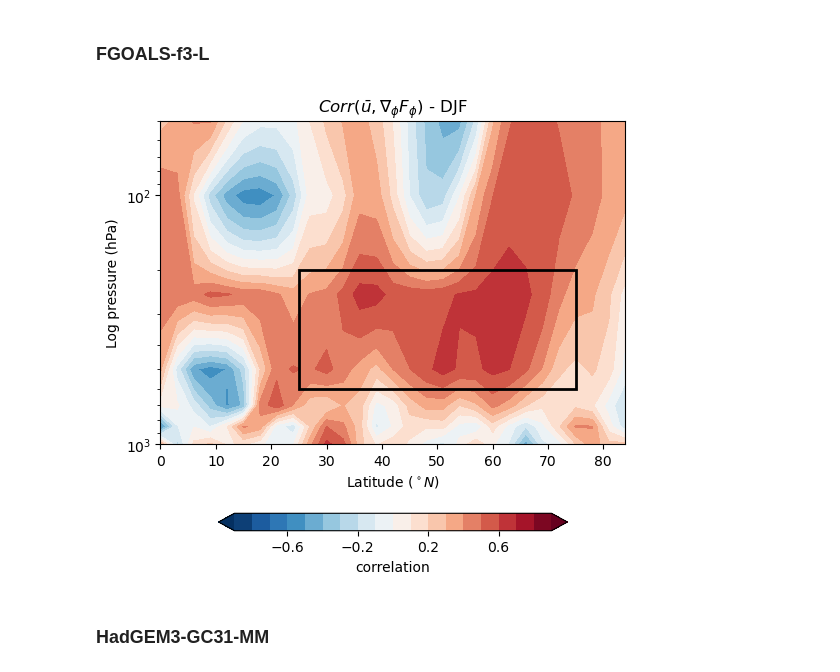
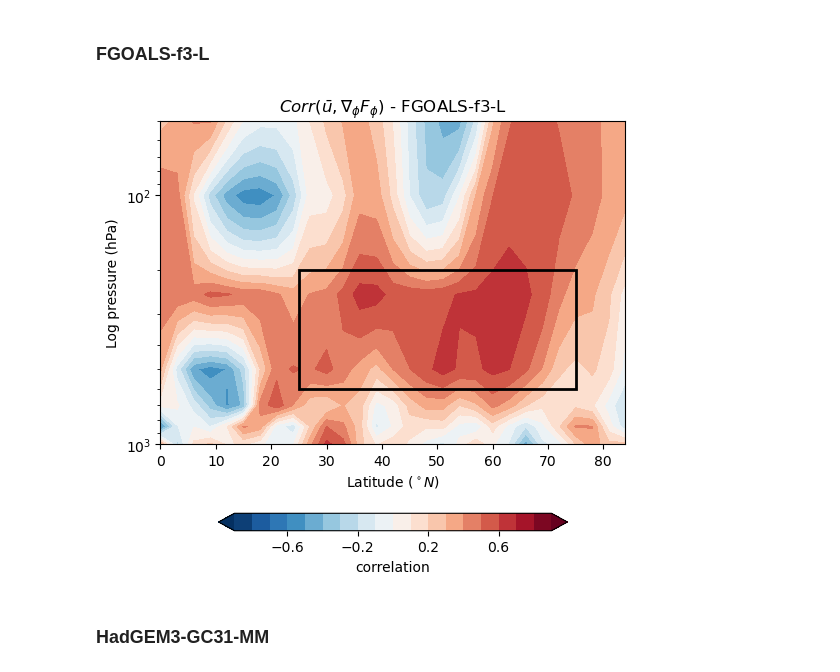
Before and after one commit to Caturrell/eddy_feedback, a Jupyter notebook: reproduce/smith_2022/pamip/pamip_fig6a.ipynb, the cells around one changed output. Cells and saved outputs as stored; diff of their text form; code cells hidden in the pictures.

```diff
--- a/reproduce/smith_2022/pamip/pamip_fig6a.ipynb
+++ b/reproduce/smith_2022/pamip/pamip_fig6a.ipynb
@@ -25,9 +25,9 @@ plot.plot_pamip_correlation(awi, take_seasonal=False, cut_poles=84)
 # %%
 fgoals = xr.open_mfdataset('/gws/nopw/j04/arctic_connect/cturrell/PAMIP_data/regridded/FGOALS-f3-L_3x3_ef.nc')
 
-plot.plot_pamip_correlation(fgoals, take_seasonal=False, cut_poles=84)
+plot.plot_pamip_correlation(fgoals, take_seasonal=False, cut_poles=84, label='FGOALS-f3-L')
 # %% [output]
-[figure, old version]
+[figure, new version]
 # %% [markdown]
 ### HadGEM3-GC31-MM
 # %% [markdown]
```
Also changed, not shown: parts of 1 cell of this notebook, 7 other files.
